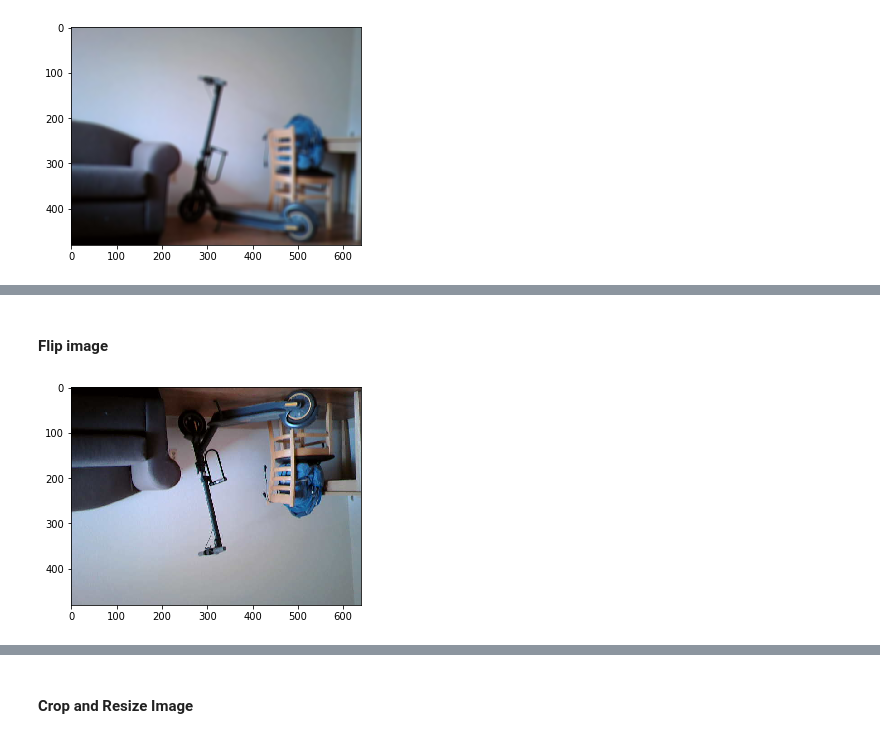
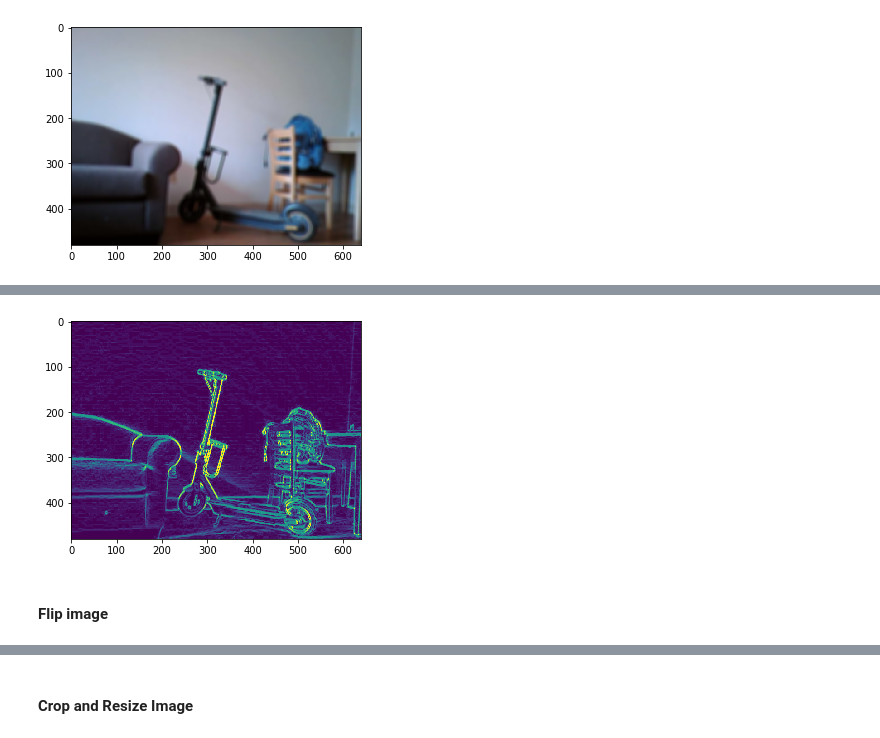
Before and after one commit to Xilinx/PYNQ_Bootcamp, a Jupyter notebook: bootcamp_sessions/PYNQ301_intro_to_cameras.ipynb, the cells around one changed output, grey strips where cells are left out. Cells and saved outputs as stored; diff of their text form; code cells hidden in the pictures.

```diff
--- a/bootcamp_sessions/PYNQ301_intro_to_cameras.ipynb
+++ b/bootcamp_sessions/PYNQ301_intro_to_cameras.ipynb
@@ -124,10 +191,8 @@ plt.show()
+# %%
+edge_detected_image = detect_edges(frame)
+
+show_image(image=edge_detected_image)
+# %% [output]
+[figure, added]
 # %% [markdown]
 #### Flip image
-# %%
-# Flip Along two dimensions
-
-plt.imshow(np.flip(frame,0))
-#plt.imshow(np.flip(frame,1))
-plt.show()
-# %% [output]
-[figure, removed]
```
Also changed, not shown: parts of 50 cells of this notebook, 2 other files.
